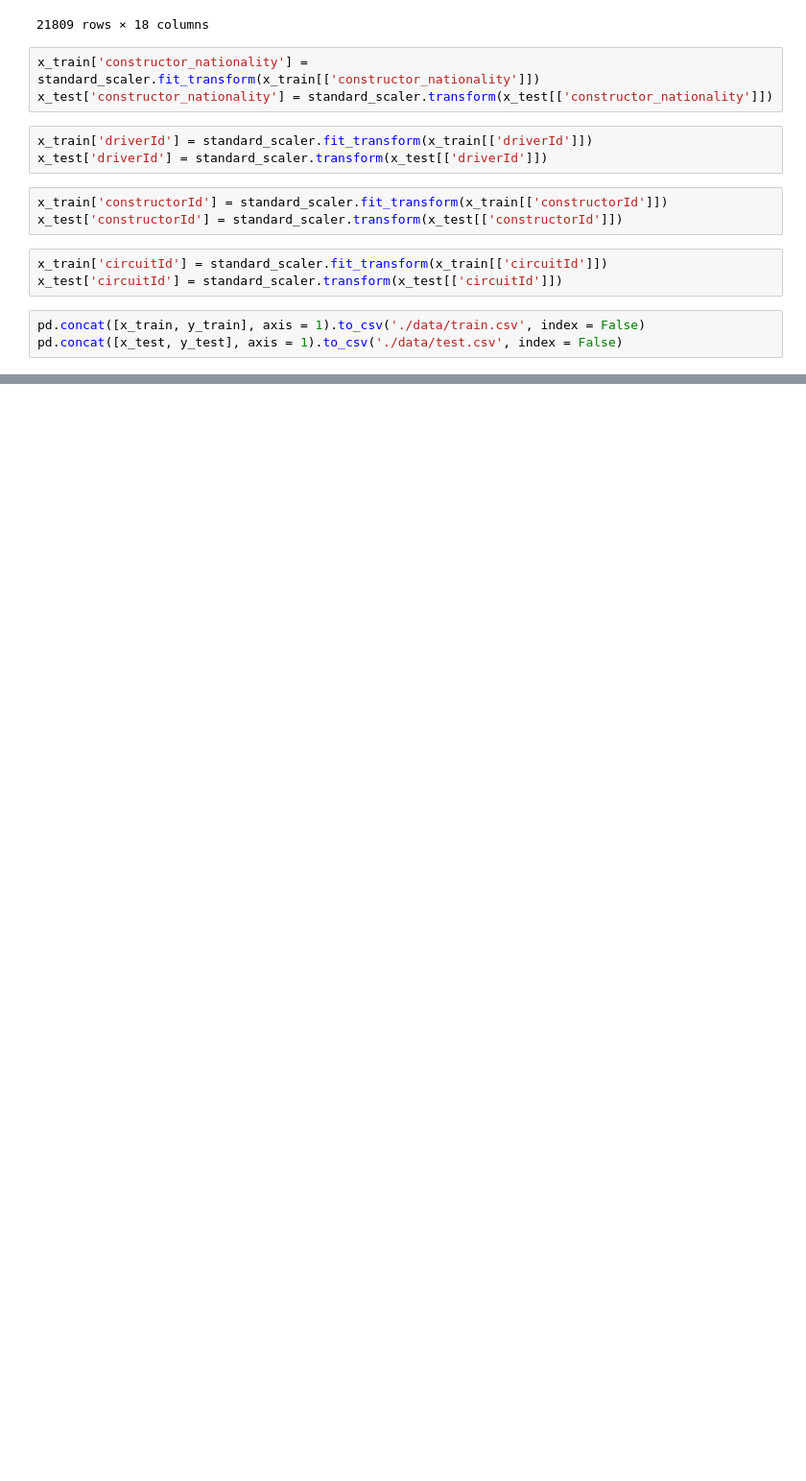
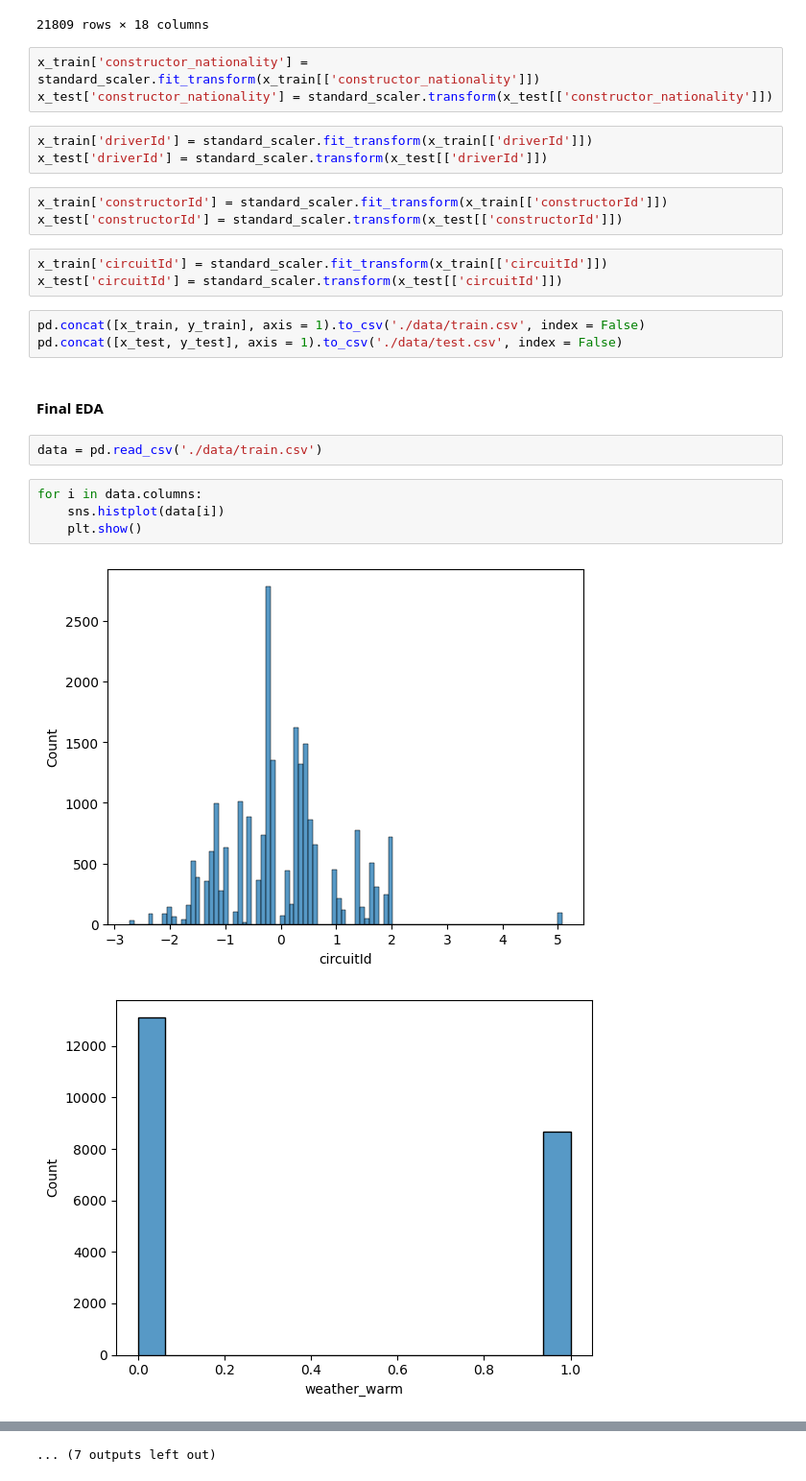
Before and after one commit to Nipun-Gupta26/ML-Project, a Jupyter notebook: preprocessing.ipynb, the cells around one changed output, grey strips where cells are left out. Shown at 96% size. Drawn from its saved outputs; the diff is of its cells as text; blank space fills up the shorter version.

```diff
--- a/preprocessing.ipynb
+++ b/preprocessing.ipynb
@@ -352,3 +358,14 @@ x_test['circuitId'] = standard_scaler.transform(x_test[['circuitId']])
 # %%
 pd.concat([x_train, y_train], axis = 1).to_csv('./data/train.csv', index = False)
 pd.concat([x_test, y_test], axis = 1).to_csv('./data/test.csv', index = False)
+# %% [markdown]
+#### Final EDA
+# %%
+data = pd.read_csv('./data/train.csv')
+# %%
+for i in data.columns:
+    sns.histplot(data[i])
+    plt.show()
+# %% [output]
+[figure, added]
+[figure, added]
@@ -354,0 +382 @@ pd.concat([x_test, y_test], axis = 1).to_csv('./data/test.csv', index = False)
+... (7 outputs left out)
```
Also changed, not shown: parts of 5 cells of this notebook.
